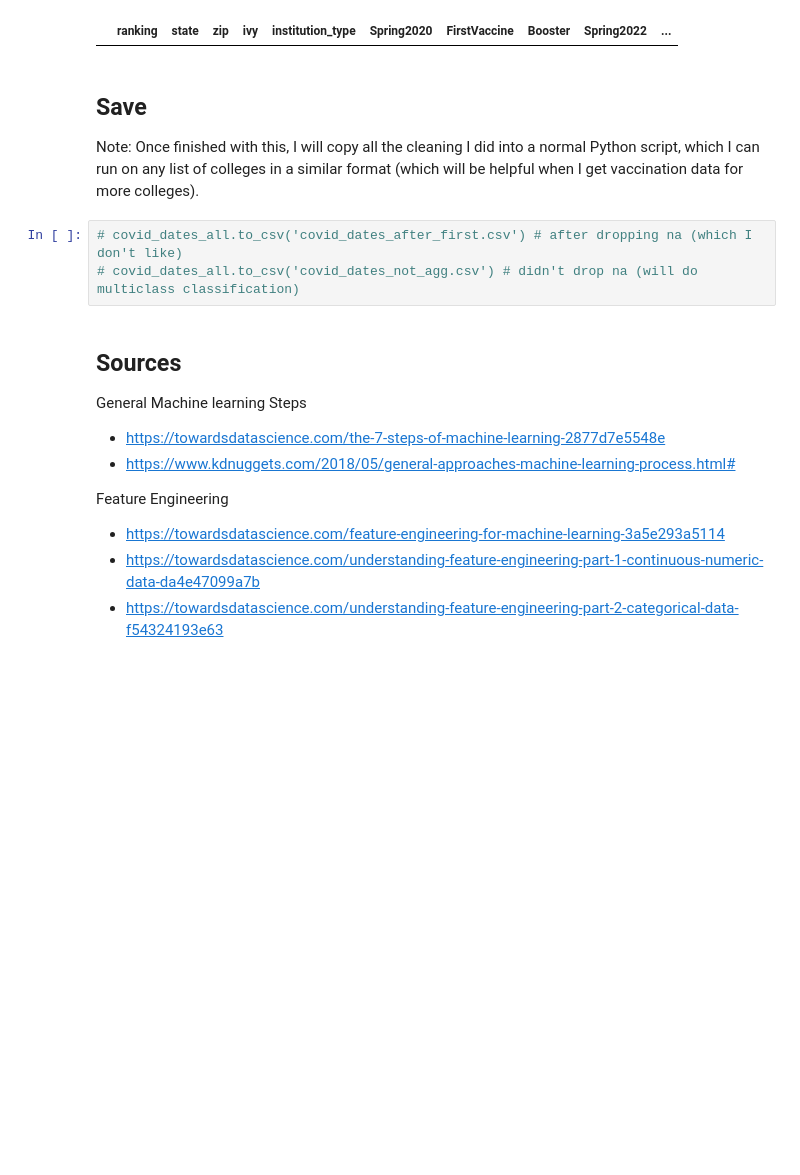
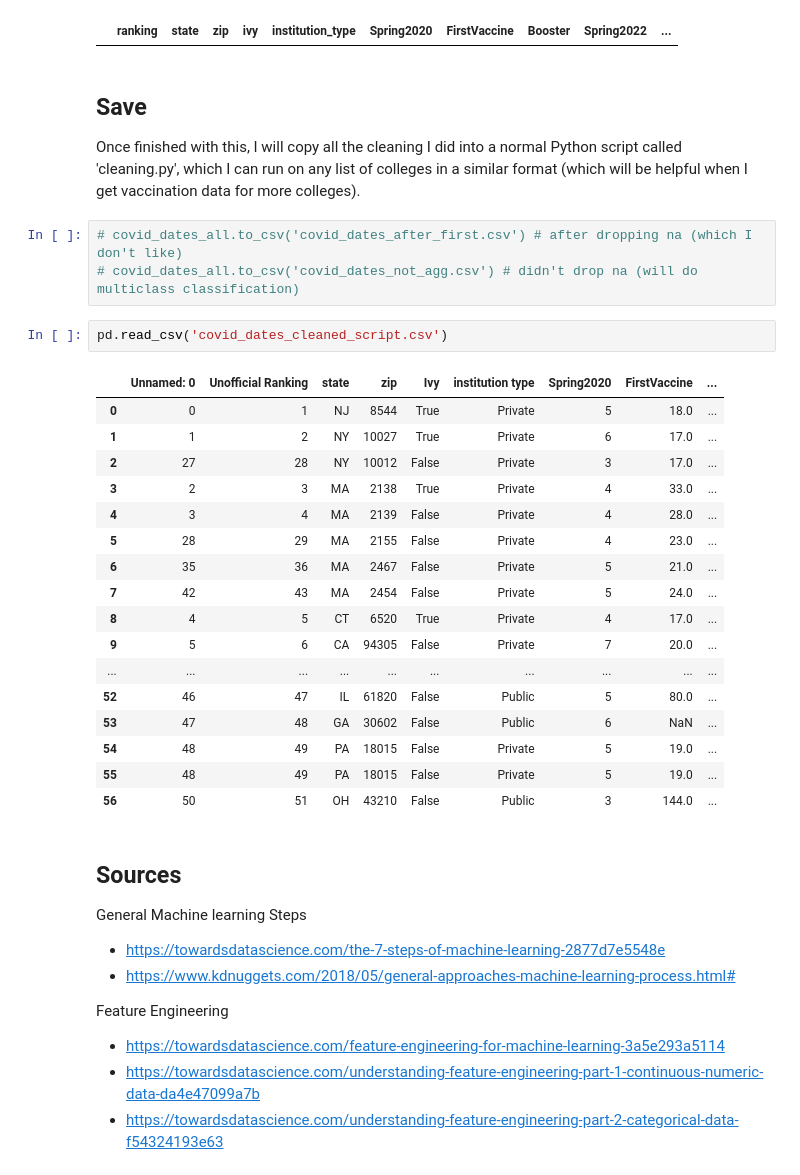
Before and after one commit to ncrispino/covid_university_dates, a Jupyter notebook: Analyzing Covid Decision Dates.ipynb, the cells around one changed output. Cells and saved outputs as stored; diff of their text form; blank space fills up the shorter version.

```diff
--- a/Analyzing Covid Decision Dates.ipynb
+++ b/Analyzing Covid Decision Dates.ipynb
@@ -437,10 +429,30 @@ covid_dates_all[covid_dates_all['county_vote_diff'].isna()] # check na
 |  | ranking | state | zip | ivy | institution_type | Spring2020 | FirstVaccine | Booster | Spring2022 | ... |
 # %% [markdown]
 ## Save
-Note: Once finished with this, I will copy all the cleaning I did into a normal Python script, which I can run on any list of colleges in a similar format (which will be helpful when I get vaccination data for more colleges).
+Once finished with this, I will copy all the cleaning I did into a normal Python script called 'cleaning.py', which I can run on any list of colleges in a similar format (which will be helpful when I get vaccination data for more colleges).
 # %%
 # covid_dates_all.to_csv('covid_dates_after_first.csv') # after dropping na (which I don't like)
 # covid_dates_all.to_csv('covid_dates_not_agg.csv') # didn't drop na (will do multiclass classification)
+# %%
+pd.read_csv('covid_dates_cleaned_script.csv')
+# %% [output]
+|  | Unnamed: 0 | Unofficial Ranking | state | zip | Ivy | institution type | Spring2020 | FirstVaccine | ... |
+| 0 | 0 | 1 | NJ | 8544 | True | Private | 5 | 18.0 | ... |
+| 1 | 1 | 2 | NY | 10027 | True | Private | 6 | 17.0 | ... |
+| 2 | 27 | 28 | NY | 10012 | False | Private | 3 | 17.0 | ... |
+| 3 | 2 | 3 | MA | 2138 | True | Private | 4 | 33.0 | ... |
+| 4 | 3 | 4 | MA | 2139 | False | Private | 4 | 28.0 | ... |
+| 5 | 28 | 29 | MA | 2155 | False | Private | 4 | 23.0 | ... |
+| 6 | 35 | 36 | MA | 2467 | False | Private | 5 | 21.0 | ... |
+| 7 | 42 | 43 | MA | 2454 | False | Private | 5 | 24.0 | ... |
+| 8 | 4 | 5 | CT | 6520 | True | Private | 4 | 17.0 | ... |
+| 9 | 5 | 6 | CA | 94305 | False | Private | 7 | 20.0 | ... |
+| ... | ... | ... | ... | ... | ... | ... | ... | ... | ... |
+| 52 | 46 | 47 | IL | 61820 | False | Public | 5 | 80.0 | ... |
+| 53 | 47 | 48 | GA | 30602 | False | Public | 6 | NaN | ... |
+| 54 | 48 | 49 | PA | 18015 | False | Private | 5 | 19.0 | ... |
+| 55 | 48 | 49 | PA | 18015 | False | Private | 5 | 19.0 | ... |
+| 56 | 50 | 51 | OH | 43210 | False | Public | 3 | 144.0 | ... |
 # %% [markdown]
 ## Sources
 General Machine learning Steps
```
Also changed, not shown: parts of 8 cells of this notebook, 1 other file.
